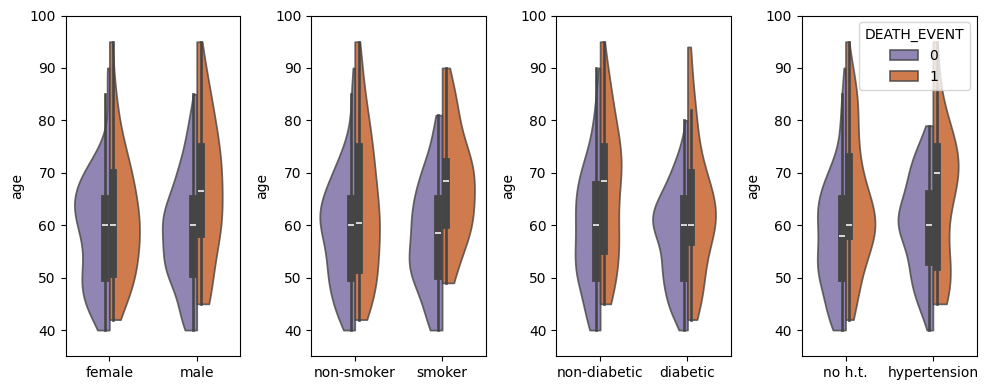
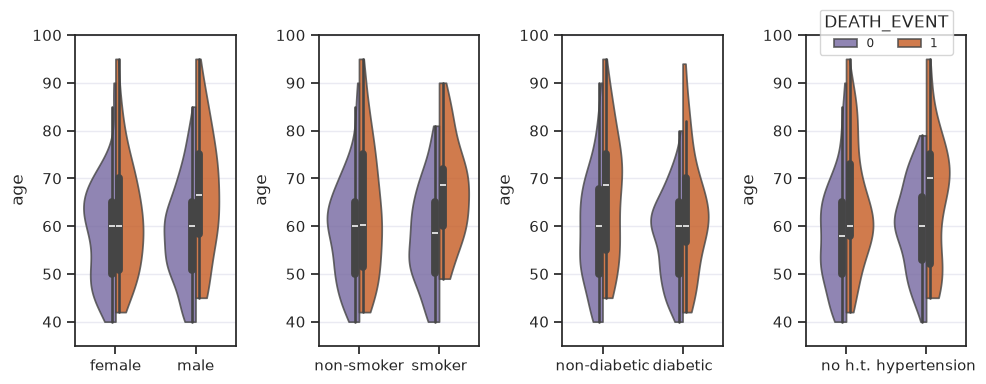
The change to this notebook cell's code, shown as a diff; its figure went from the first image to the second:
--- before
+++ after
@@ -7,4 +7,6 @@
         data=heartfail_dtf, x=varX, y="age", hue=heartfail_targetname, palette=heartfail_palette,
         alpha=0.8, cut=0, split=True, common_norm=True, ax=axes[ci], legend=ci==len(varsX)-1)
+    if ci==len(varsX)-1:
+        axes[ci].legend(title=heartfail_targetname, fontsize="x-small", ncols=2, loc='upper center', bbox_to_anchor=(.5, 1.10))
     axes[ci].set_xticks([0,1],lblsX)
     axes[ci].set_xlabel("")

Commit: seaborn figure styling, wip